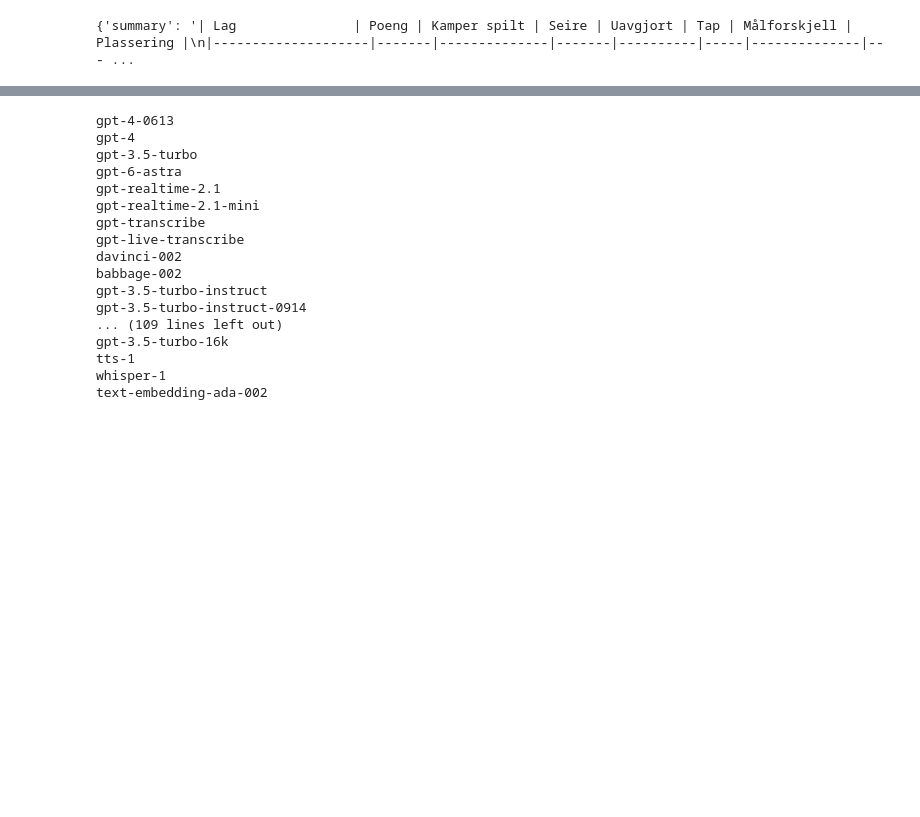
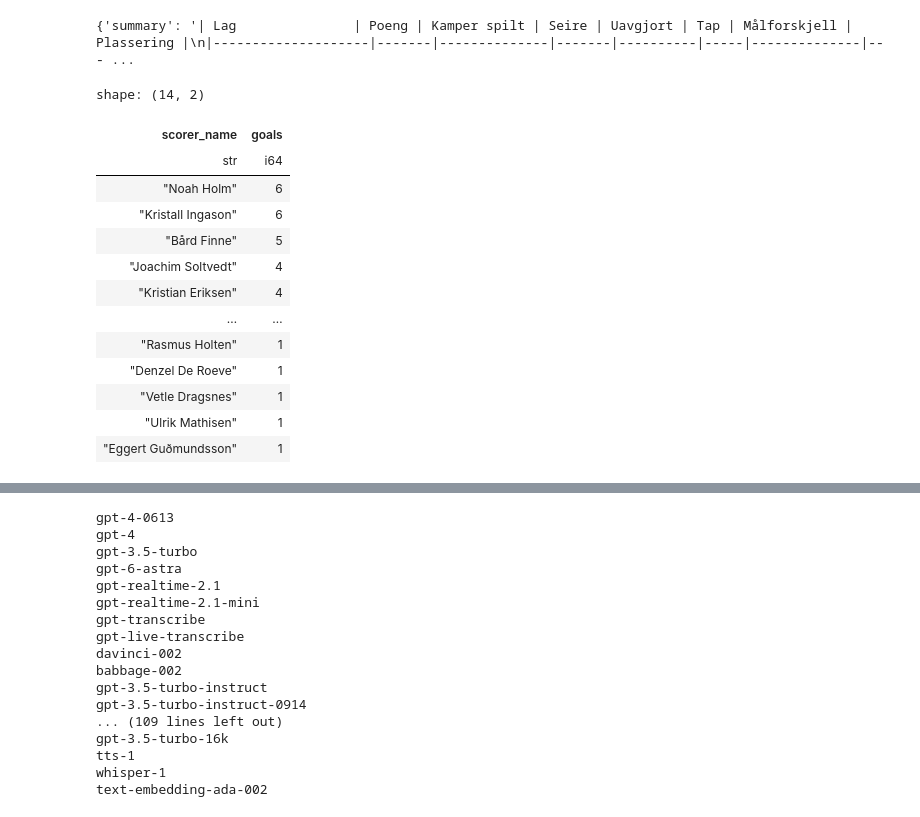
Before and after one commit to PolarsDude/brann_ticket_sales_forecasting, a Jupyter notebook: notebook.ipynb, the cells around one changed output, grey strips where cells are left out. Cells and saved outputs as stored; diff of their text form; code cells hidden in the pictures; blank space fills up the shorter version.

```diff
--- a/notebook.ipynb
+++ b/notebook.ipynb
@@ -52,27 +52,40 @@ event['summarize_results']
 # %% [output]
 {'summary': '| Lag               | Poeng | Kamper spilt | Seire | Uavgjort | Tap | Målforskjell | Plassering |\n|--------------------|-------|--------------|-------|----------|-----|--------------|--- ...
 # %%
-import duckdb
-
-con = duckdb.connect("data/brann.duckdb")
+con = duckdb.connect(str(Path(db_path)))
 
 query = """
 WITH brann_goals AS (
     SELECT
         scorer_name,
         COUNT(*) AS goals
     FROM fct_goal_contributions
     WHERE season = 2026
-      AND scorer_team = 'SK Brann'
+      AND scorer_team = 'Brann'
       AND is_own_goal = false
     GROUP BY scorer_name
 )
 SELECT
     scorer_name,
     goals
 FROM brann_goals
-ORDER BY goals DESC
-LIMIT 1;
+order by goals desc
 """
 
 result = con.execute(query).arrow()
+pl.from_arrow(result)
+# %% [output]
+shape: (14, 2)
+| scorer_name | goals |
+| str | i64 |
+| "Noah Holm" | 6 |
+| "Kristall Ingason" | 6 |
+| "Bård Finne" | 5 |
+| "Joachim Soltvedt" | 4 |
+| "Kristian Eriksen" | 4 |
+| … | … |
+| "Rasmus Holten" | 1 |
+| "Denzel De Roeve" | 1 |
+| "Vetle Dragsnes" | 1 |
+| "Ulrik Mathisen" | 1 |
+| "Eggert Guðmundsson" | 1 |
```
Also changed, not shown: parts of 1 cell of this notebook, 10 other files.
